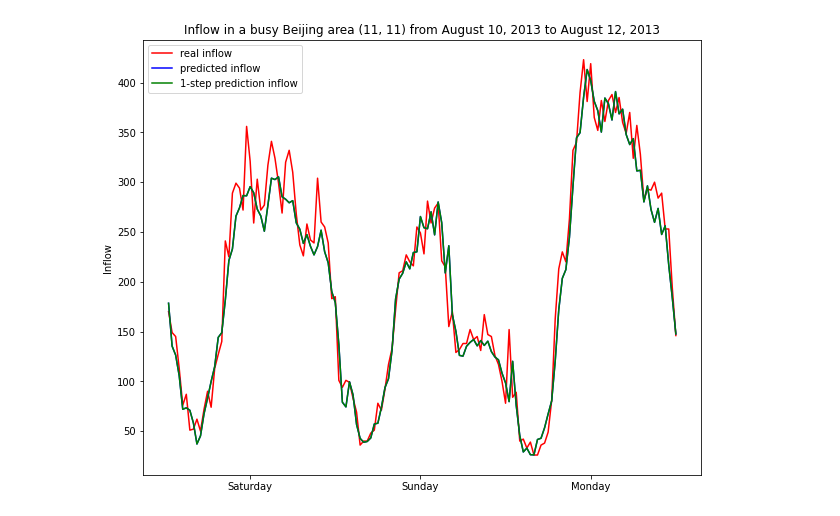
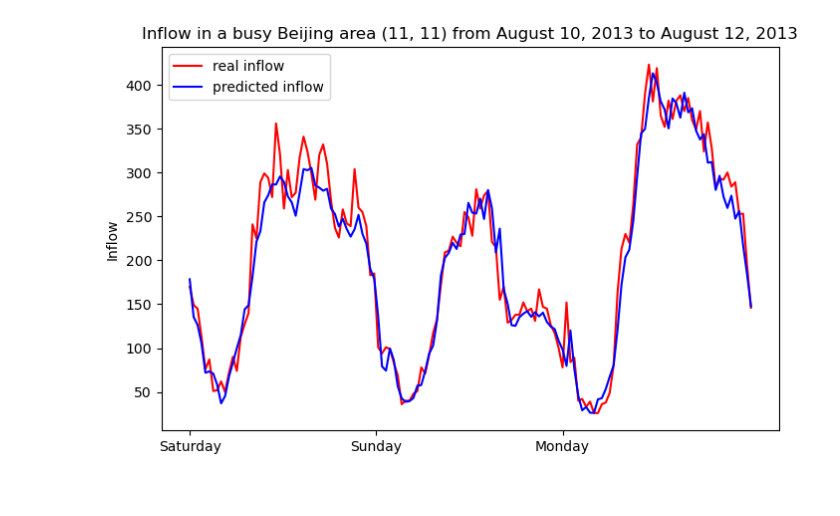
Before and after one commit to prabinrath/Traffic-Flow-Prediction, a Jupyter notebook: TaxiBJ_visualization.ipynb, the cells around one changed output. Saved outputs shown, nothing was run; the diff lists cells and outputs as text; code cells hidden in the pictures.

Commit message:
Revert "Added implementation for t step prediction"
This reverts commit 959cefdd452c280fb229c81dc475ed67f3cae695.

```diff
--- a/TaxiBJ_visualization.ipynb
+++ b/TaxiBJ_visualization.ipynb
@@ -85,11 +85,3 @@ class STResnet(nn.Module):
         y = self.w_c*y_c + self.w_p*y_p + self.w_t*y_t
         y = self.tanh(y+y_e)
         return y
-
-modelpath = './checkpoints/TaxiBJ/k_fold_stresnet.pt'
-if not torch.cuda.is_available():
-    model = torch.load(modelpath, map_location=torch.device('cpu'))
-else:
-    model = torch.load(modelpath, map_location=torch.device('cuda'))
-    torch.cuda.get_device_name(0)
-model.eval();
@@ -112,24 +87,0 @@ min: 0.0 max: 31.32
-# %%
-# t step ahead prediction calculate loss
-t = 1
-t_ = 1
-batch_size = 1
-test_loader = DataLoader(taxibj_dataset_test, batch_size=batch_size)
-loss_fun = torch.nn.MSELoss(reduction = 'sum')
-tstep_data = [None]*t
-replace = []  # stores t step ahead predictions for replacement
-tstep_loss = 0.0
-for i, (x_c, x_p, x_t, x_e, y) in enumerate(test_loader):
-  with torch.no_grad():
-    if t_ == 0:
-        x_c[0, -t*2:] = torch.vstack(replace) # replace the appropriate closeness with previous iterations' predictions data
-        y_pred_t = model(x_c, x_p, x_t, x_e) # make tstep prediction
-        tstep_data.append(y_pred_t)
-        loss = loss_fun(mmn.inverse_transform(y_pred_t), mmn.inverse_transform(y))
-        tstep_loss += loss.item()
-        replace.append(torch.squeeze(y_pred_t, 0)) # (1, 2, 32, 32) -> (2, 32, 32)
-        if len(replace) > t: del replace[0] # remove time that is more than past 2 hours ago (n_closeness=4)
-    else:
-        y_pred = model(x_c, x_p, x_t, x_e)
-        replace.append(torch.squeeze(y_pred, 0)) # (1, 2, 32, 32) -> (2, 32, 32)
-        t_ -= 1
@@ -182 +115,8 @@ in_flow = flow[start:end, 0, gridx, gridy]
+# %%
+modelpath = './checkpoints/TaxiBJ/k_fold_stresnet.pt'
+if not torch.cuda.is_available():
+    model = torch.load(modelpath, map_location=torch.device('cpu'))
+else:
+    model = torch.load(modelpath)
+model.eval();
 # %%
@@ -217,19 +165,18 @@ for i in range(foundstart, foundend):
 # %%
 # visualize data inflow comparison here
 import matplotlib.pyplot as plt
 
 fig = plt.figure()
 # fig.set_size_inches(6.4, 4.8) default
-fig.set_size_inches(10, 8)
+fig.set_size_inches(8, 5)
 t = np.linspace(1, 3*48, num=3*48)
 plt.plot(t, in_flow, label='real inflow', color='red')
 plt.plot(t, pred_in_flow, label='predicted inflow', color='blue')
-plt.plot(t, pred_in_flow, label='1-step prediction inflow', color='green')
 graphdays = [weekday for date, weekday in days[dateindex:dateindex+3]]
-plt.xticks(np.linspace(24, 2*48+24, num=3), graphdays)
+plt.xticks(np.linspace(1, 2*48, num=3), graphdays)
 plt.title(f'Inflow in a busy Beijing area ({gridx}, {gridy}) from August 10, 2013 to August 12, 2013')
 plt.ylabel('Inflow')
 plt.legend(loc='best')
 plt.show()
 # %% [output]
-[figure, old version]
+[figure, new version]
```
Also changed, not shown: parts of 7 cells of this notebook, 4 other files.
